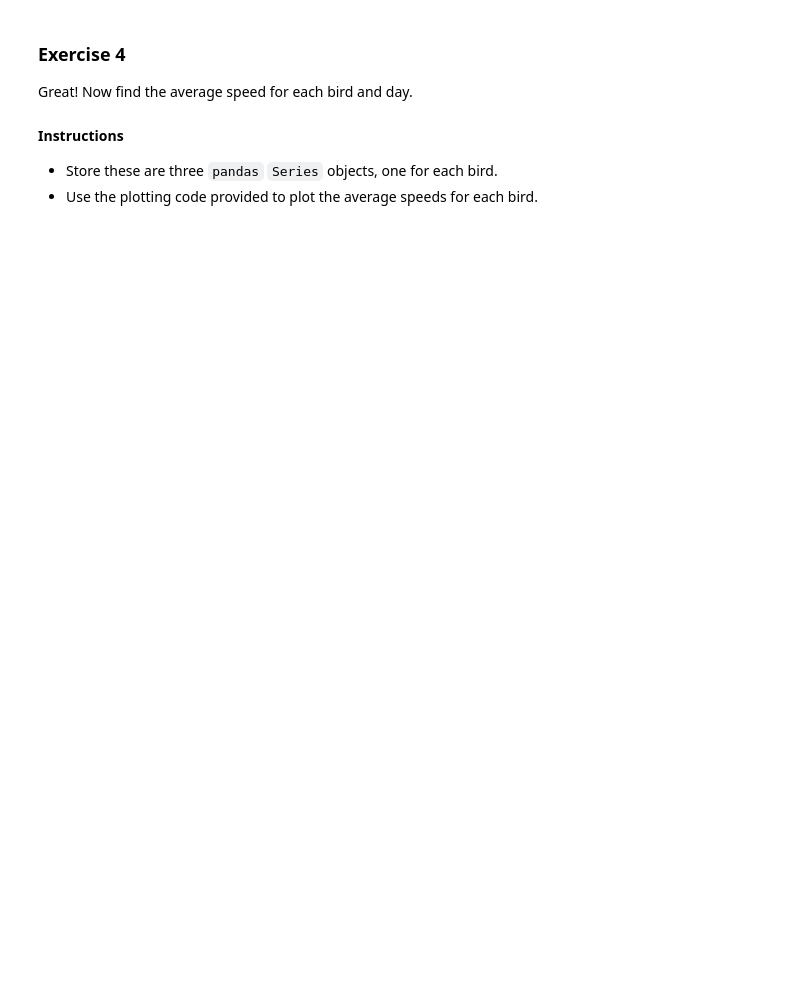
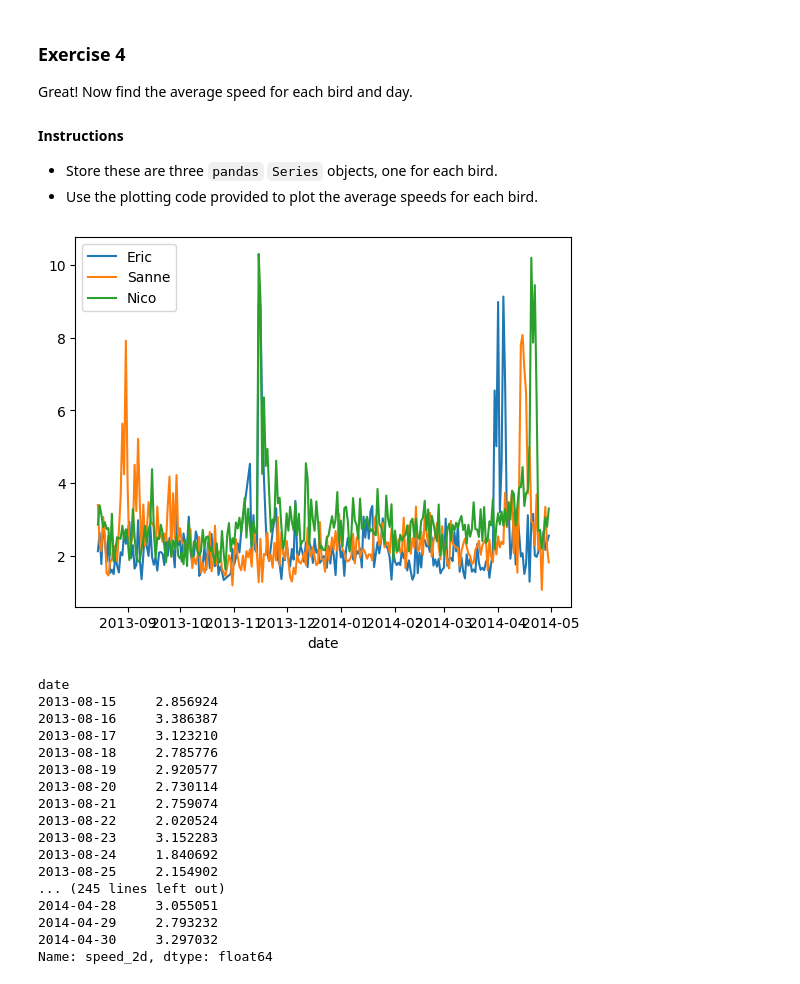
Before and after one commit to GiancarloNicolof/Using-Python-for-Research, a Jupyter notebook: Case Study 05/homework_week_4_2.ipynb, the cells around one changed output. Saved outputs shown, nothing was run; the diff lists cells and outputs as text; code cells hidden in the pictures; blank space fills up the shorter version.

```diff
--- a/Case Study 05/homework_week_4_2.ipynb
+++ b/Case Study 05/homework_week_4_2.ipynb
@@ -61,7 +61,8 @@ In this exercise, we will group the flight times by both bird and date, and calc
 - `birddata` already contains the `date` column. To find the average speed for each bird and day, create a new grouped dataframe called `grouped_birdday` that groups the data by both `bird_name` and date.
 # %%
 # Use `groupby()` to group the data by bird and date.
-grouped_birdday =
+grouped_birdday = birddata.groupby(["bird_name", "date"])
 
 # Find the mean `altitude` for each bird and date.
-mean_altitudes_perday =
+mean_altitudes_perday = grouped_birdday.altitude.mean()
+mean_altitudes_perday.head()
@@ -77,12 +86,32 @@ Great! Now find the average speed for each bird and day.
 # %%
 import matplotlib.pyplot as plt
 
-eric_daily_speed  = # Enter your code here.
-sanne_daily_speed = # Enter your code here.
-nico_daily_speed  = # Enter your code here.
+eric_daily_speed  = grouped_birdday.speed_2d.mean()["Eric"]
+sanne_daily_speed = grouped_birdday.speed_2d.mean()["Sanne"]
+nico_daily_speed  = grouped_birdday.speed_2d.mean()["Nico"]
 
 eric_daily_speed.plot(label="Eric")
 sanne_daily_speed.plot(label="Sanne")
 nico_daily_speed.plot(label="Nico")
 plt.legend(loc="upper left")
 plt.show()
+nico_daily_speed
+# %% [output]
+[figure, added]
+date
+2013-08-15     2.856924
+2013-08-16     3.386387
+2013-08-17     3.123210
+2013-08-18     2.785776
+2013-08-19     2.920577
+2013-08-20     2.730114
+2013-08-21     2.759074
+2013-08-22     2.020524
+2013-08-23     3.152283
+2013-08-24     1.840692
+2013-08-25     2.154902
+... (245 lines left out)
+2014-04-28     3.055051
+2014-04-29     2.793232
+2014-04-30     3.297032
+Name: speed_2d, dtype: float64
```
Also changed, not shown: parts of 1 cell of this notebook.
